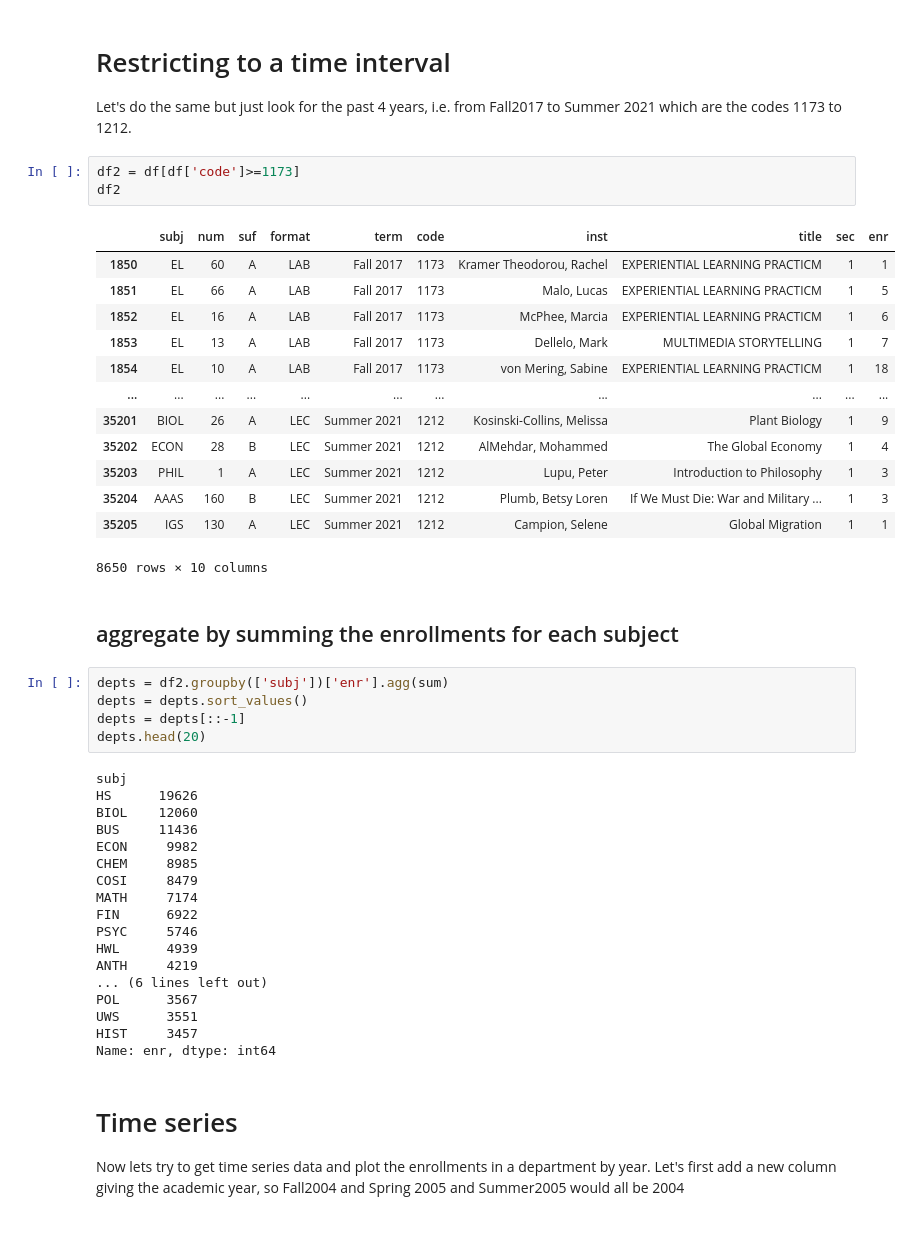
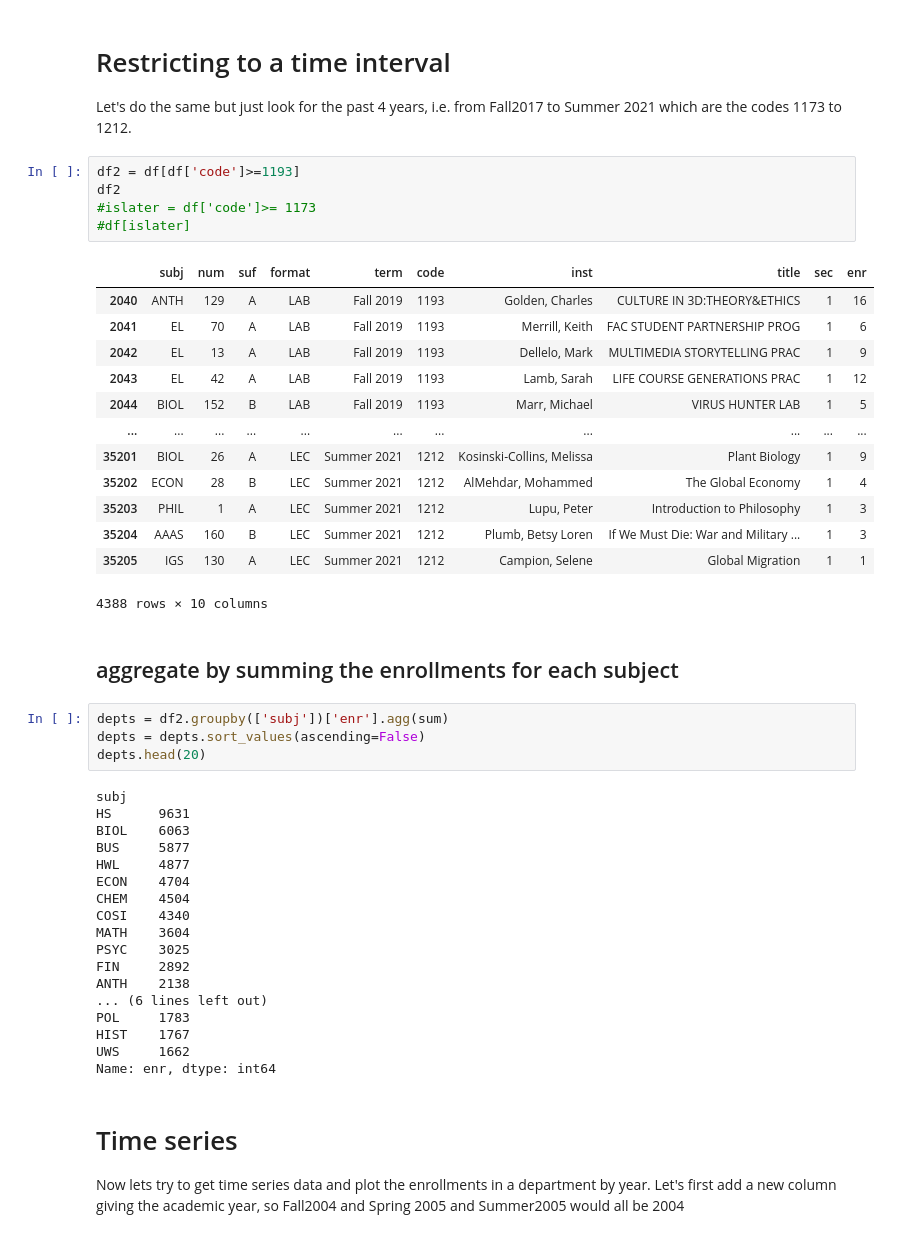
Before and after one commit to tjhickey724/cs103a, a Jupyter notebook: classes.ipynb, the cells around one changed output. Cells and saved outputs as stored; diff of their text form.

```diff
--- a/classes.ipynb
+++ b/classes.ipynb
@@ -162,46 +189,47 @@ Name: enr, dtype: float64
 # Restricting to a time interval
 Let's do the same but just look for the past 4 years, i.e. from Fall2017 to Summer 2021 which are the codes 1173 to 1212.
 # %%
-df2 = df[df['code']>=1173]
+df2 = df[df['code']>=1193]
 df2
+#islater = df['code']>= 1173
+#df[islater]
 # %% [output]
 |  | subj | num | suf | format | term | code | inst | title | sec | enr |
-| 1850 | EL | 60 | A | LAB | Fall 2017 | 1173 | Kramer Theodorou, Rachel | EXPERIENTIAL LEARNING PRACTICM | 1 | 1 |
-| 1851 | EL | 66 | A | LAB | Fall 2017 | 1173 | Malo, Lucas | EXPERIENTIAL LEARNING PRACTICM | 1 | 5 |
-| 1852 | EL | 16 | A | LAB | Fall 2017 | 1173 | McPhee, Marcia | EXPERIENTIAL LEARNING PRACTICM | 1 | 6 |
-| 1853 | EL | 13 | A | LAB | Fall 2017 | 1173 | Dellelo, Mark | MULTIMEDIA STORYTELLING | 1 | 7 |
-| 1854 | EL | 10 | A | LAB | Fall 2017 | 1173 | von Mering, Sabine | EXPERIENTIAL LEARNING PRACTICM | 1 | 18 |
+| 2040 | ANTH | 129 | A | LAB | Fall 2019 | 1193 | Golden, Charles | CULTURE IN 3D:THEORY&ETHICS | 1 | 16 |
+| 2041 | EL | 70 | A | LAB | Fall 2019 | 1193 | Merrill, Keith | FAC STUDENT PARTNERSHIP PROG | 1 | 6 |
+| 2042 | EL | 13 | A | LAB | Fall 2019 | 1193 | Dellelo, Mark | MULTIMEDIA STORYTELLING PRAC | 1 | 9 |
+| 2043 | EL | 42 | A | LAB | Fall 2019 | 1193 | Lamb, Sarah | LIFE COURSE GENERATIONS PRAC | 1 | 12 |
+| 2044 | BIOL | 152 | B | LAB | Fall 2019 | 1193 | Marr, Michael | VIRUS HUNTER LAB | 1 | 5 |
 | ... | ... | ... | ... | ... | ... | ... | ... | ... | ... | ... |
 | 35201 | BIOL | 26 | A | LEC | Summer 2021 | 1212 | Kosinski-Collins, Melissa | Plant Biology | 1 | 9 |
 | 35202 | ECON | 28 | B | LEC | Summer 2021 | 1212 | AlMehdar, Mohammed | The Global Economy | 1 | 4 |
 | 35203 | PHIL | 1 | A | LEC | Summer 2021 | 1212 | Lupu, Peter | Introduction to Philosophy | 1 | 3 |
 | 35204 | AAAS | 160 | B | LEC | Summer 2021 | 1212 | Plumb, Betsy Loren | If We Must Die: War and Military ... | 1 | 3 |
 | 35205 | IGS | 130 | A | LEC | Summer 2021 | 1212 | Campion, Selene | Global Migration | 1 | 1 |
-8650 rows × 10 columns
+4388 rows × 10 columns
 # %% [markdown]
 ## aggregate by summing the enrollments for each subject
 # %%
 depts = df2.groupby(['subj'])['enr'].agg(sum)
-depts = depts.sort_values()
-depts = depts[::-1]
+depts = depts.sort_values(ascending=False)
 depts.head(20)
 # %% [output]
 subj
-HS      19626
-BIOL    12060
-BUS     11436
-ECON     9982
-CHEM     8985
-COSI     8479
-MATH     7174
-FIN      6922
-PSYC     5746
-HWL      4939
-ANTH     4219
+HS      9631
+BIOL    6063
+BUS     5877
+HWL     4877
+ECON    4704
+CHEM    4504
+COSI    4340
+MATH    3604
+PSYC    3025
+FIN     2892
+ANTH    2138
 ... (6 lines left out)
-POL      3567
-UWS      3551
-HIST     3457
+POL     1783
+HIST    1767
+UWS     1662
 Name: enr, dtype: int64
 # %% [markdown]
 # Time series
```
Also changed, not shown: parts of 17 cells of this notebook, 2 other files.
